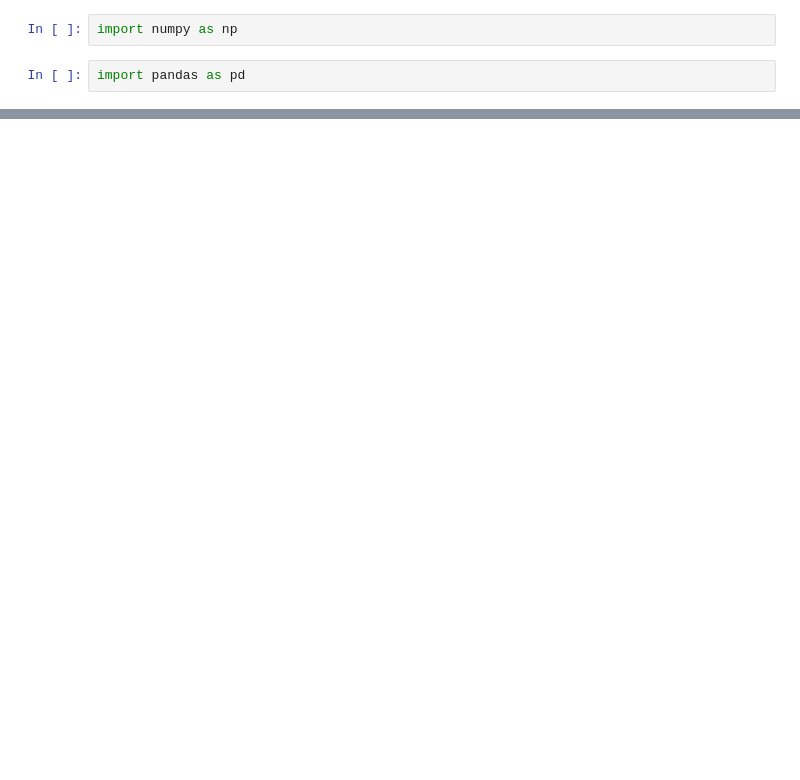
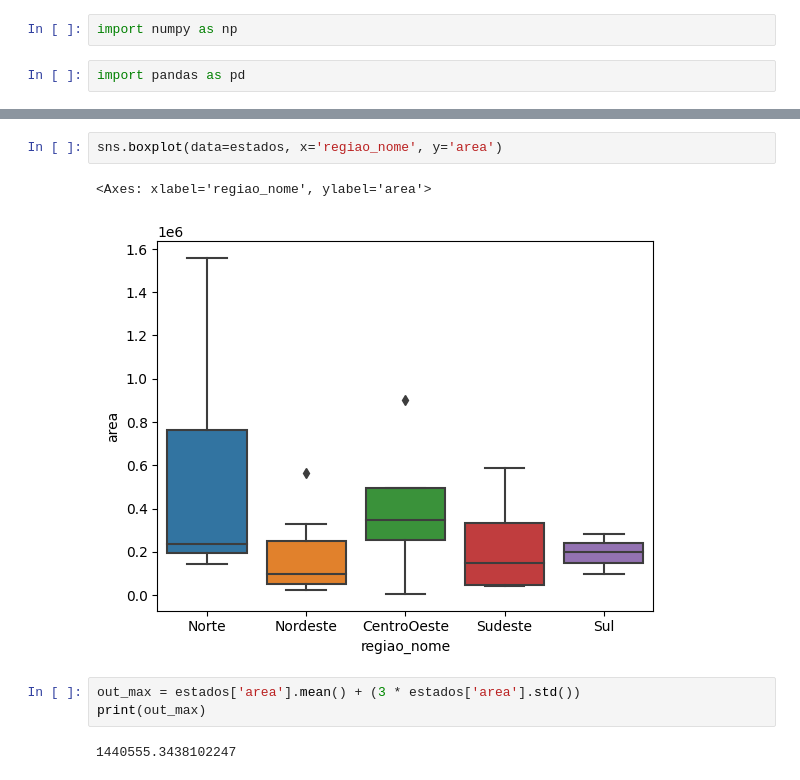
Before and after one commit to EnzoCavig/gci2023, a Jupyter notebook: GCI - Aula 03.ipynb, the cells around one changed output, grey strips where cells are left out. Cells and saved outputs as stored; diff of their text form; blank space fills up the shorter version.

```diff
--- a/GCI - Aula 03.ipynb
+++ b/GCI - Aula 03.ipynb
@@ -12,0 +78,10 @@ FileNotFoundError: [Errno 2] No such file or directory: 'brasil_estados.csv'
+# %%
+sns.boxplot(data=estados, x='regiao_nome', y='area')
+# %% [output]
+<Axes: xlabel='regiao_nome', ylabel='area'>
+[figure, added]
+# %%
+out_max = estados['area'].mean() + (3 * estados['area'].std())
+print(out_max)
+# %% [output]
+1440555.3438102247
```
Also changed, not shown: parts of 12 cells of this notebook, 2 other files.
